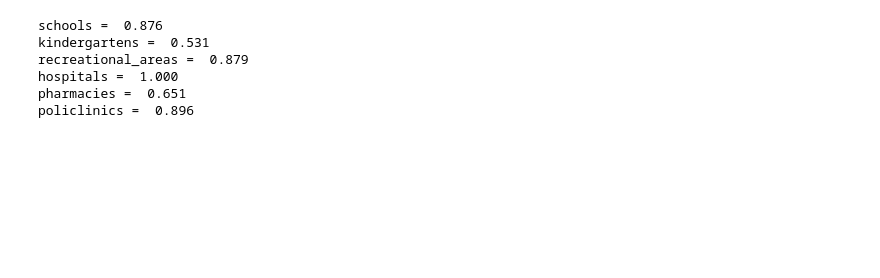
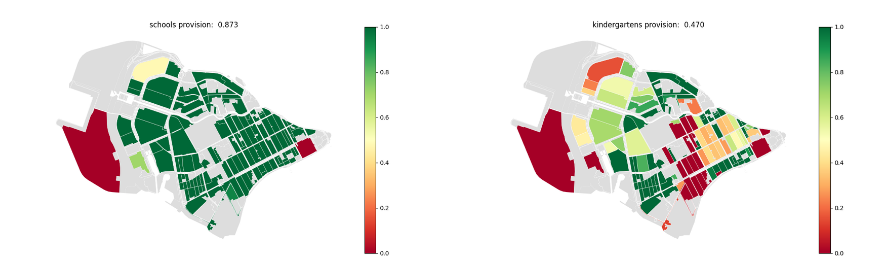
Before and after one commit to aimclub/blocksnet, a Jupyter notebook: examples/3b city_model iterative_provision.ipynb, the cells around one changed output. Saved outputs shown, nothing was run; the diff lists cells and outputs as text; code cells hidden in the pictures; blank space fills up the shorter version.

Commit message:
fix: iterative provision update

```diff
--- a/examples/3b city_model iterative_provision.ipynb
+++ b/examples/3b city_model iterative_provision.ipynb
@@ -27,10 +27,9 @@ services = {"kindergartens": kindergartens}
 services = {"schools": schools, "kindergartens": kindergartens, "recreational_areas": recreational_areas,
             "hospitals": hospitals, "pharmacies": pharmacies, "policlinics": policlinics}
 # %%
-from masterplan_tools import CityModel
+from masterplan_tools.models import City
 
-city_model = CityModel(
-  blocks=aggregated_blocks,
-  accessibility_matrix=accessibility_matrix,
-  services=services
+city_model = City(
+  blocks_gdf=aggregated_blocks,
+  matrix=accessibility_matrix
 )
@@ -92,18 +35,0 @@ updated_block = {'block_id': 242,
-# %%
-graph_base = city_model.services_graph.copy()
-graph = graph_base.copy()
-
-if updated_block['block_id'] in graph.nodes:
-    for attr_name, attr_value in updated_block.items():
-        if attr_name in graph.nodes[updated_block['block_id']]:
-            graph.nodes[updated_block['block_id']][attr_name] += attr_value
-
-city_model.services_graph = graph
-
-services_prov = {}
-for service_type in city_model.get_service_types():
-    provision = ProvisionModel(city_model=city_model, service_name=service_type)
-    services_prov[service_type] = provision.run(overflow=True)
-    print(service_type)
-
-city_model.services_graph = graph_base
@@ -138,13 +36,15 @@ plt.show()
-# %%
-for service_type in city_model.get_service_types():
-    dem = services_prov[f'{service_type}'][f"demand_{service_type}"].sum()
-    prov = services_prov[f'{service_type}'][f"population_prov_{service_type}"].sum()
-    score = prov/dem
-    print(f'{service_type} = {score : .3f}')
-# %% [output]
-schools =  0.876
-kindergartens =  0.531
-recreational_areas =  0.879
-hospitals =  1.000
-pharmacies =  0.651
-policlinics =  0.896
+# %%
+city_model.update_service_type_layer(city_model['schools'], schools)
+city_model.update_service_type_layer(city_model['kindergartens'], kindergartens)
+city_model.update_service_type_layer(city_model['recreational_areas'], recreational_areas)
+city_model.update_service_type_layer(city_model['hospitals'], hospitals)
+city_model.update_service_type_layer(city_model['pharmacies'], pharmacies)
+city_model.update_service_type_layer(city_model['policlinics'], policlinics)
+# %%
+from masterplan_tools.method.provision import Provision
+provision = Provision(city_model=city_model)
+# %%
+provisions_before = provision.calculate_provisions(['schools', 'kindergartens'], method='iterative')
+provision.plot_provisions(provisions_before)
+# %% [output]
+[figure, added]
```
Also changed, not shown: parts of 8 cells of this notebook, 1 other file.
